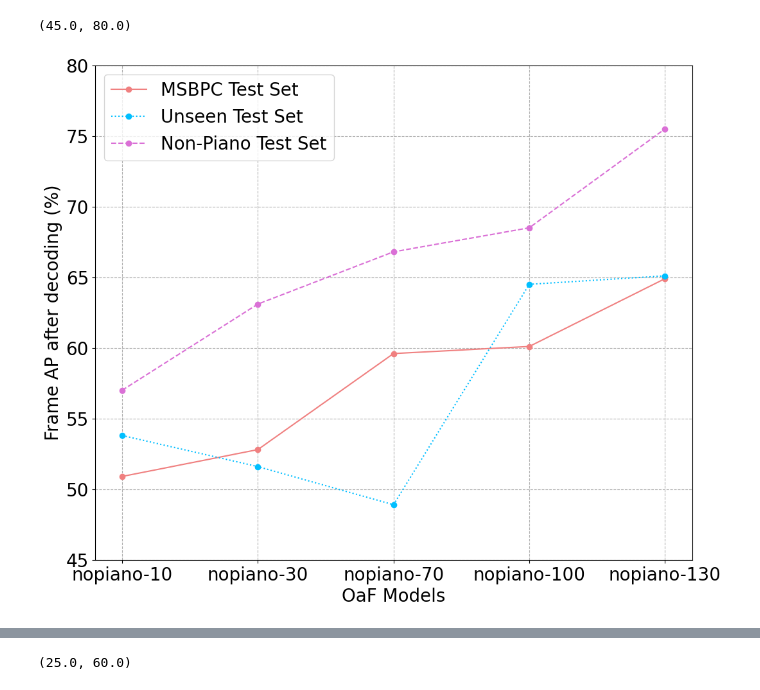
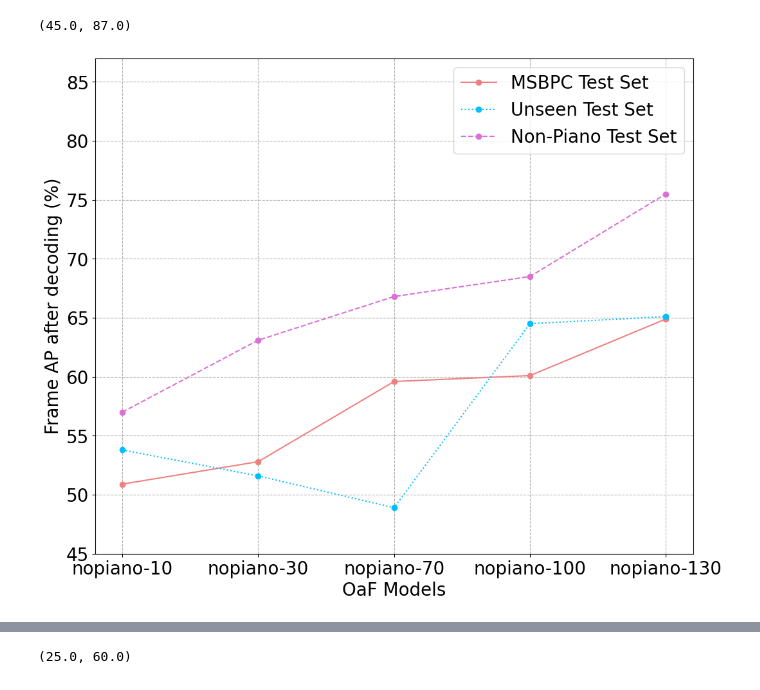
Before and after one commit to marc-philipp-knechtle/amt-eval, a Jupyter notebook: ipynb-viz/expE-training-style-impact.ipynb, the cells around one changed output, grey strips where cells are left out. Cells and saved outputs as stored; diff of their text form; code cells hidden in the pictures.

```diff
--- a/ipynb-viz/expE-training-style-impact.ipynb
+++ b/ipynb-viz/expE-training-style-impact.ipynb
@@ -40,30 +40,30 @@ bp_onset_offset_f1 = {
 # %%
 # Evaluation AP decoded
 
 from matplotlib import pyplot as plt
 import numpy as np
 import matplotlib
 
 matplotlib.rcParams.update({'font.size': 20})
 
 models_oaf = ['nopiano-10', 'nopiano-30', 'nopiano-70', 'nopiano-100', 'nopiano-130']
 
 
 plt.figure(figsize=(12, 10))
 plt.plot(models_oaf, oaf_perf_ap_frame['MSBPC'], marker='o', color='lightcoral', linestyle='-',
          label='MSBPC Test Set')
 plt.plot(models_oaf, oaf_perf_ap_frame['Unseen'], marker='o', color='deepskyblue', linestyle=':',
          label='Unseen Test Set')
 plt.plot(models_oaf, oaf_perf_ap_frame['Non-Piano'], marker='o', color='orchid', linestyle='--',
          label='Non-Piano Test Set')
 
 plt.plot()
 plt.legend()
 plt.grid(True, which="both", ls="--")
 plt.xlabel('OaF Models')
 plt.ylabel('Frame AP after decoding (%)')
 
-plt.ylim(45, 80)
+plt.ylim(45, 87)
 # %% [output]
-(45.0, 80.0)
+(45.0, 87.0)
-[figure, old version]
+[figure, new version]
```
Also changed, not shown: parts of 4 cells of this notebook, 1 other file.
